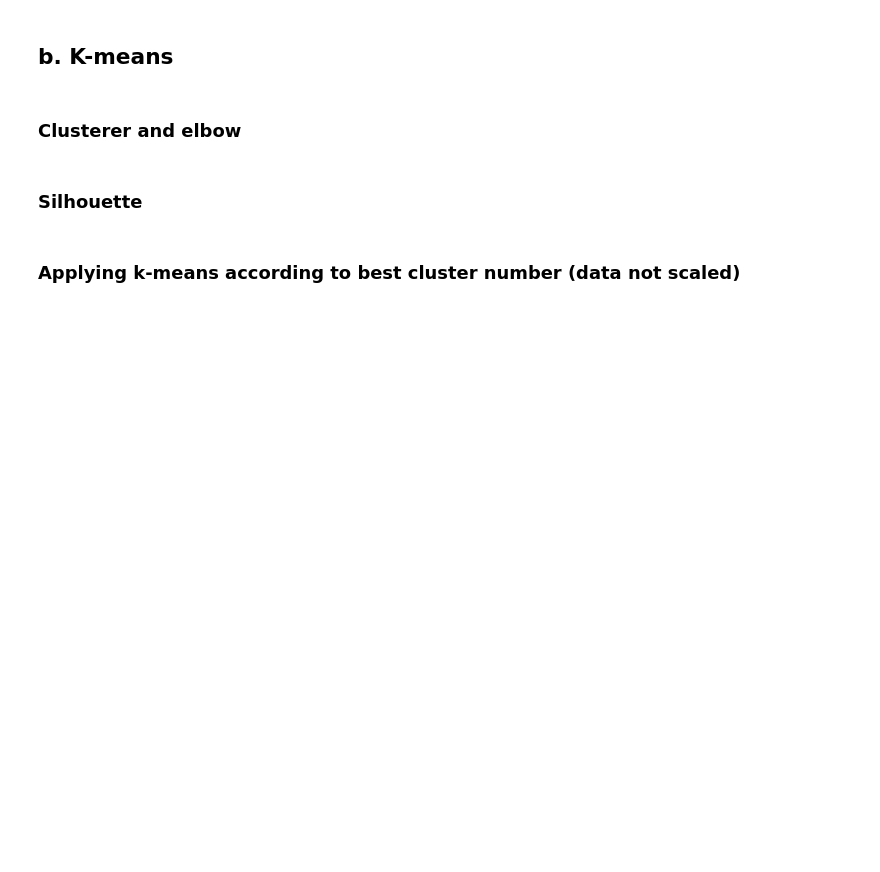
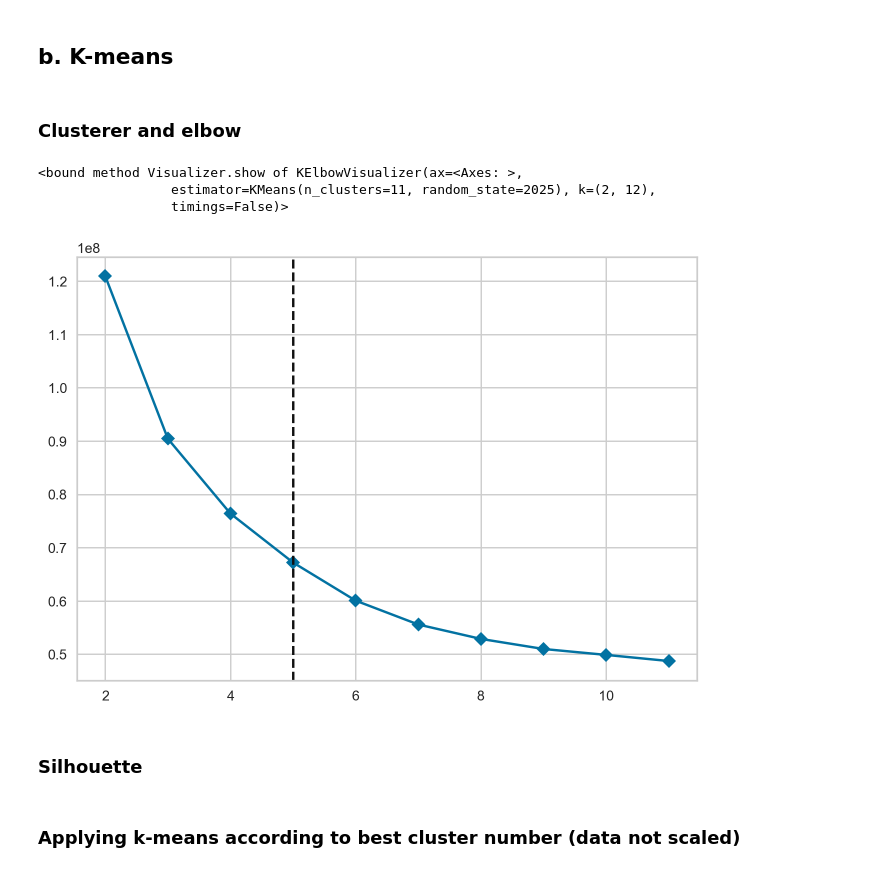
Before and after one commit to andytyuan2/DATASCI-3000, a Jupyter notebook: Coursework_Final.ipynb, the cells around one changed output. Cells and saved outputs as stored; diff of their text form; code cells hidden in the pictures; blank space fills up the shorter version.

```diff
--- a/Coursework_Final.ipynb
+++ b/Coursework_Final.ipynb
@@ -85,0 +87,10 @@ data.describe()
+# %%
+householdspend = pl.read_csv("../Coursework Data/HouseholdSpend.csv")
+demographics = pl.read_csv("../Coursework Data/DemoStats.csv")
+
+# Dropping columns described in the Discord announcements
+columns_to_drop = ["HSHNIAGG", "HSAGDISPIN", "HSAGDISCIN",
+                   "HSEP001", "HSEP002", "HSEP003", "HSEP004", "HSEP005", "HSEP006", "HSEP007", "CODE", "GEO"]
+ifexisting_cols = [col for col in columns_to_drop if col in householdspend.columns]
+datahousehold = householdspend.drop(ifexisting_cols)
+datahousehold.describe()
@@ -85,0 +110,3 @@ data.describe()
+# %%
+data = datahousehold.clone()
+demographics.describe()
@@ -95,19 +135,26 @@ data_scaled = pd.DataFrame(scaler.fit_transform(data.to_pandas()), columns=data.
 # %%
 # k-means clusterer
 
 KClusterer = KMeans(n_clusters=3, # initialized with 3 for simplicity
                    verbose=0,
                    random_state=2025) # Name of operator and cluster number
 
 # Elbow visualizer
 
 visualizer = KElbowVisualizer(KClusterer,
-                              k=(2,20),
+                              k=(2,12),
                               locate_elbow=True,
                               timings=False)
 
 visualizer.fit(data_scaled)
 visualizer.show
+
+## Chosen: 5 clusters
+# %% [output]
+<bound method Visualizer.show of KElbowVisualizer(ax=<Axes: >,
+                 estimator=KMeans(n_clusters=11, random_state=2025), k=(2, 12),
+                 timings=False)>
+[figure, added]
 # %% [markdown]
 ### Silhouette
 # %%
```
Also changed, not shown: parts of 10 cells of this notebook, 1 other file.
